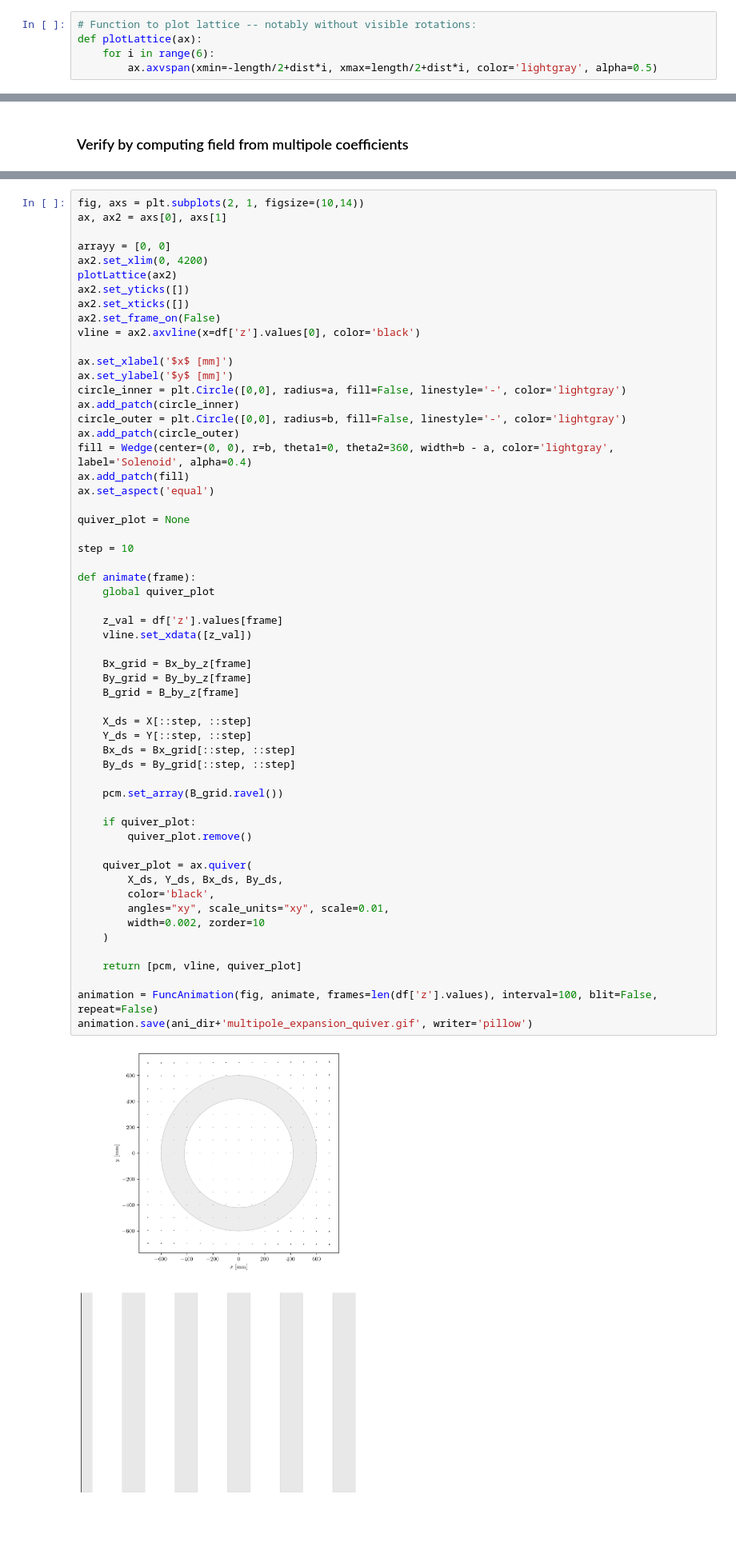
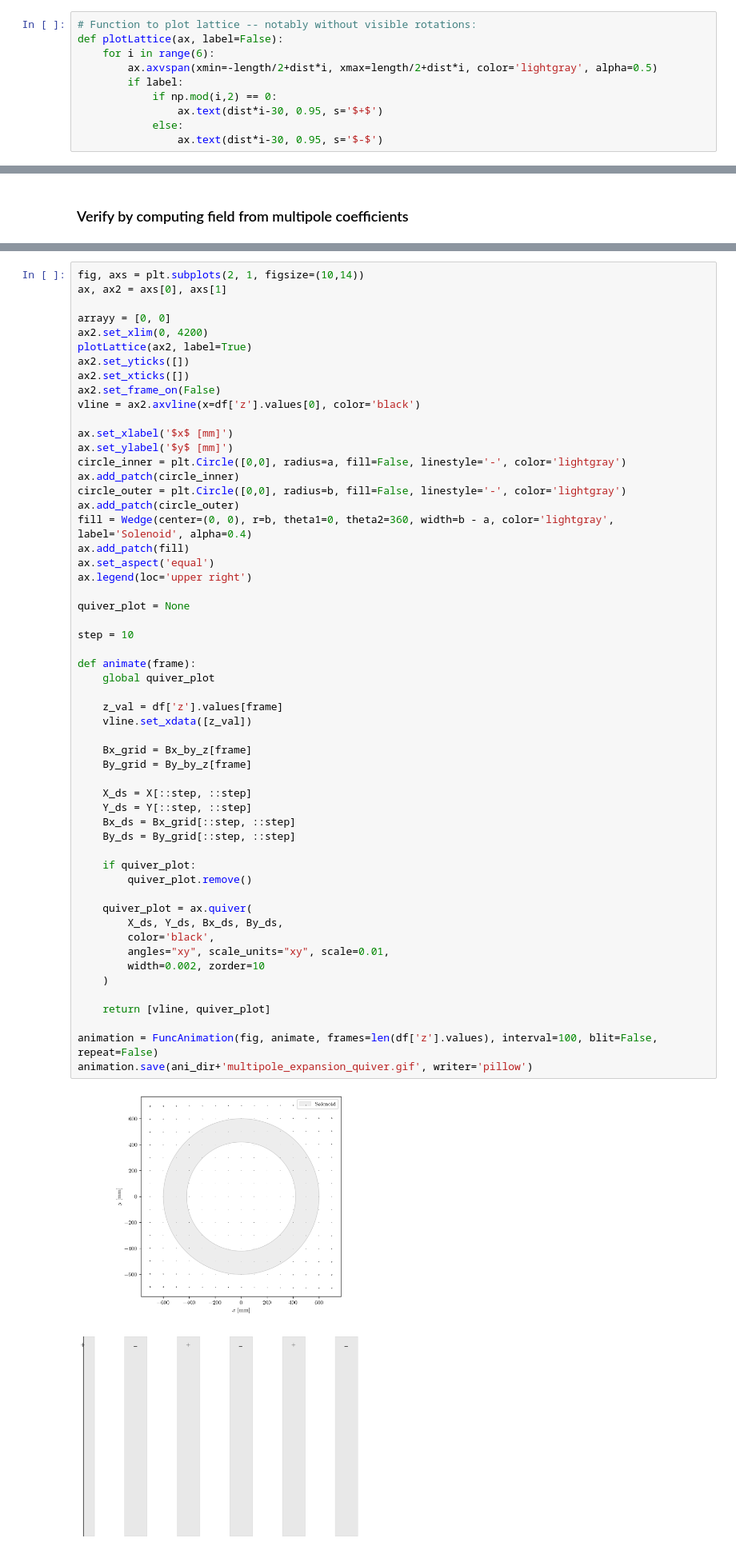
Before and after one commit to criggall/muon-cooling, a Jupyter notebook: field-studies/map/lattice/multipole_expansion.ipynb, the cells around one changed output, grey strips where cells are left out. Shown at 80% size. Saved outputs shown, nothing was run; the diff lists cells and outputs as text; blank space fills up the shorter version.

```diff
--- a/field-studies/map/lattice/multipole_expansion.ipynb
+++ b/field-studies/map/lattice/multipole_expansion.ipynb
@@ -35,9 +35,14 @@ a = 420 # solenoid inner radius (mm)
 b = 600 # solenoid outer radius (mm)
 # %%
 # Function to plot lattice -- notably without visible rotations:
-def plotLattice(ax):
+def plotLattice(ax, label=False):
     for i in range(6):
         ax.axvspan(xmin=-length/2+dist*i, xmax=length/2+dist*i, color='lightgray', alpha=0.5)
+        if label:
+            if np.mod(i,2) == 0:
+                ax.text(dist*i-30, 0.95, s='$+$')
+            else:
+                ax.text(dist*i-30, 0.95, s='$-$')
 # %%
 # Function to plot solenoid cross-sections -- notably without visible rotations:
 def plotSolenoid(ax):
@@ -175,7 +180,7 @@ ax, ax2 = axs[0], axs[1]
 
 arrayy = [0, 0]
 ax2.set_xlim(0, 4200)
-plotLattice(ax2)
+plotLattice(ax2, label=True)
 ax2.set_yticks([])
 ax2.set_xticks([])
 ax2.set_frame_on(False)
@@ -190,41 +195,39 @@ ax.add_patch(circle_outer)
 fill = Wedge(center=(0, 0), r=b, theta1=0, theta2=360, width=b - a, color='lightgray', label='Solenoid', alpha=0.4)
 ax.add_patch(fill)
 ax.set_aspect('equal')
+ax.legend(loc='upper right')
 
 quiver_plot = None
 
 step = 10
 
 def animate(frame):
     global quiver_plot
 
     z_val = df['z'].values[frame]
     vline.set_xdata([z_val])
 
     Bx_grid = Bx_by_z[frame]
     By_grid = By_by_z[frame]
-    B_grid = B_by_z[frame]
 
     X_ds = X[::step, ::step]
     Y_ds = Y[::step, ::step]
     Bx_ds = Bx_grid[::step, ::step]
     By_ds = By_grid[::step, ::step]
-
-    pcm.set_array(B_grid.ravel())
 
     if quiver_plot:
         quiver_plot.remove()
 
     quiver_plot = ax.quiver(
         X_ds, Y_ds, Bx_ds, By_ds,
         color='black',
         angles="xy", scale_units="xy", scale=0.01,
         width=0.002, zorder=10
     )
 
-    return [pcm, vline, quiver_plot]
+    return [vline, quiver_plot]
 
 animation = FuncAnimation(fig, animate, frames=len(df['z'].values), interval=100, blit=False, repeat=False)
 animation.save(ani_dir+'multipole_expansion_quiver.gif', writer='pillow')
 # %% [output]
-[figure, old version]
+[figure, new version]
```
Also changed, not shown: parts of 6 cells of this notebook, 5 other files.
